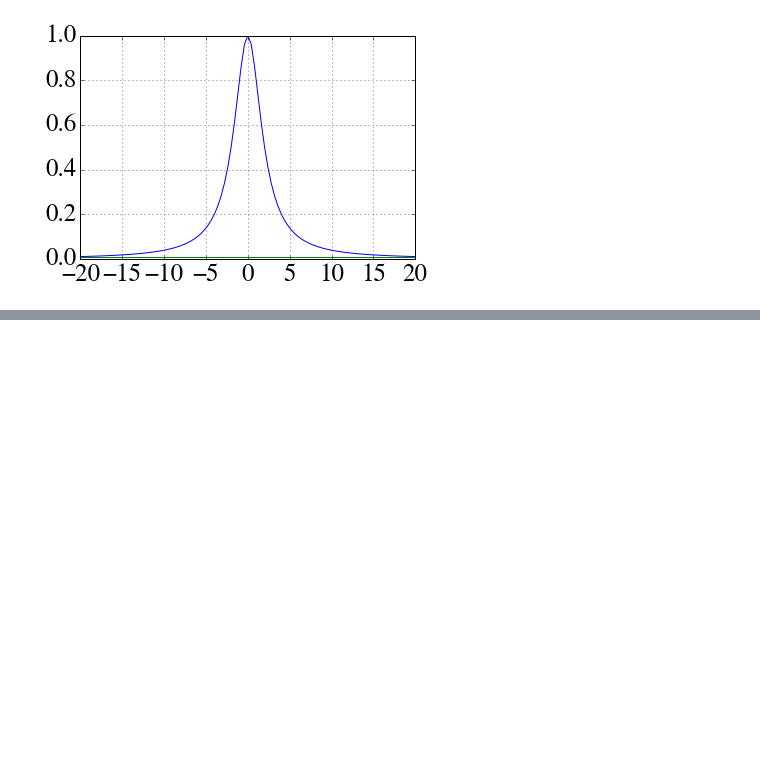
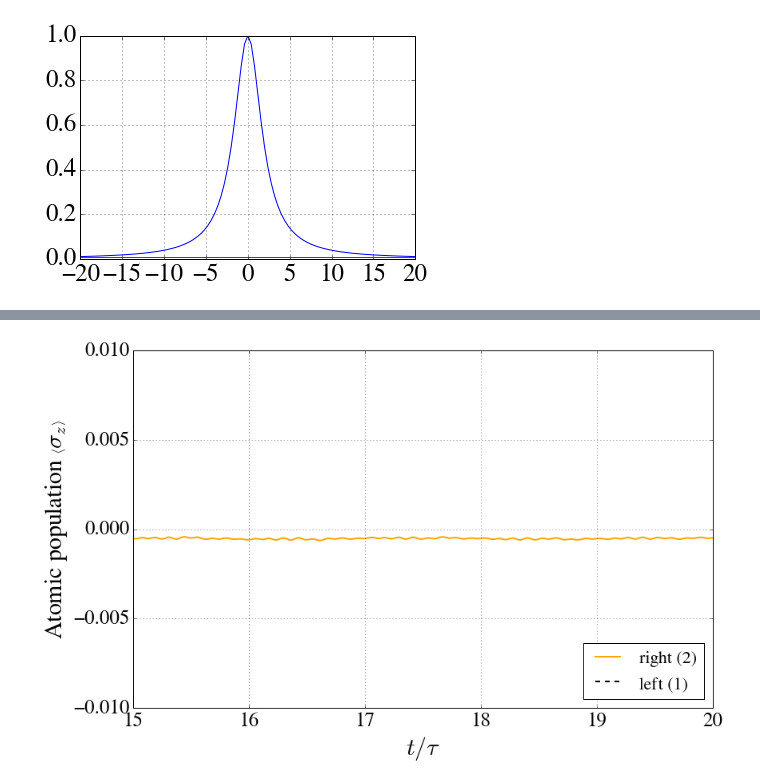
Before and after one commit to nemetniki/with-Andreas, a Jupyter notebook: CCQED.ipynb, the cells around one changed output, grey strips where cells are left out. Drawn from its saved outputs; the diff is of its cells as text; code cells hidden in the pictures; blank space fills up the shorter version.

Commit message:
Nonlinear semiclassical model added. sigz=0 found as a steady state value (statistical mixture), which can be different depending on the driving strength and the coupling strength.

```diff
--- a/CCQED.ipynb
+++ b/CCQED.ipynb
@@ -451,0 +534,86 @@ plt.grid(True)
+# %%
+r = ode(f, jac).set_integrator('zvode', method='bdf', with_jacobian=True)
+#arg: 0->g1, 1->g2, 2->gam, 3->G01, 4->G02, 5->kap1, 6->kap2, 7->kapi, 8->s, 9->tau
+arg = [g1,g2,gam,G01,G02,kap1,kap2,kapi,s,tau,Ep1,Ep2]
+r.set_initial_value(y0, t0).set_f_params(arg).set_jac_params(arg)
+t1 = 20.*tau
+dt = 0.001
+
+time = np.array([t0/tau])
+#print(time)
+sol  = np.array([y0])
+#print(sol)
+while r.successful() and r.t < t1:
+    r.integrate(r.t+dt)
+    #print(r.t/arg[2])
+    #print(r.y)
+    time = np.append(time, np.array([r.t/tau]), axis=0)
+    sol  = np.append(sol, np.array([r.y]), axis=0)
+# %%
+%matplotlib inline
+import matplotlib.pyplot as plt
+import matplotlib as mpl
+mpl.rc('font',family='FreeSerif')
+mpl.rc('xtick',labelsize=25)
+mpl.rc('ytick',labelsize=25)
+
+env = np.zeros(len(time))
+for ti in range(0,len(time)):
+    env[ti] = s*np.sum(np.abs(sol[ti,6:(N+7)])**2)
+fsfont = {'fontname':'FreeSerif'}
+plt.figure(1,figsize=(13,8))
+plt.clf()
+plt.ylim(-.01,.01)
+plt.plot(time,sol[:,5],linewidth=2.0,label='right (2)',color = 'orange')
+plt.hold(True)
+plt.plot(time,sol[:,2],linewidth=2.0,label='left (1)',color='k',ls='--')
+plt.xlabel('$t/\\tau$',fontsize=30.)
+plt.xlim(15,20)
+plt.ylabel('Atomic population $\left<\sigma_z\\right>$',fontsize=30.)
+plt.legend(loc='lower right',fontsize = 22)
+plt.grid(True)
+#plt.figure(2,figsize=(13,8))
+#plt.clf()
+#plt.ylim(0,1.05)
+#plt.plot(time,np.abs(sol[:,4])**2,linewidth=2.0,label='right (2)',color = 'orange')
+#lt.hold(True)
+#plt.plot(time,np.abs(sol[:,1])**2,linewidth=2.0,label='left (1)',color='k',ls='--')
+#plt.xlabel('$t/\\tau$',fontsize=30.)
+#plt.xlim(0,20)
+#plt.ylabel('Atomic population $|\left<\sigma_-\\right>|^2$',fontsize=30.)
+#plt.legend(loc='lower right',fontsize = 22)
+#plt.grid(True)
+plt.figure(3,figsize=(13,8))
+plt.clf()
+#plt.ylim(0,1.05)
+plt.plot(time,np.abs(sol[:,3])**2,linewidth=2.0,label='right (2)',color = 'orange')
+plt.hold(True)
+plt.plot(time,np.abs(sol[:,0])**2,linewidth=2.0,label='left (1)',color='k',ls='--')
+plt.xlabel('$t/\\tau$',fontsize=30.)
+plt.xlim(0,20)
+plt.ylabel('Cavity photon density $|\left<a\\right>|^2$',fontsize=30.)
+plt.legend(loc='lower right',fontsize = 22)
+plt.grid(True)
+plt.figure(4,figsize=(13,8))
+plt.clf()
+plt.plot(time,env,linewidth=3.0,label='env',color = 'blue', ls="-.")
+plt.xlabel('$t/\\tau$',fontsize=30.)
+plt.xlim(0,20)
+#plt.ylabel('Larger cavity photon density $\sum_{q^\prime}|c_{g,q^\prime}(t)|^2$',fontsize=30.)
+#plt.legend(loc='upper right',fontsize = 22)
+plt.grid(True)
+
+#plt.figure(4,figsize=(13,8))
+#plt.clf()
+#plt.ylim(0,1.05)
+#plt.hold(True)
+#plt.plot(time,env+np.abs(sol[:,1])**2+np.abs(sol[:,0])**2+np.abs(sol[:,2])**2+np.abs(sol[:,3])**2\
+#         ,linewidth=4.0,label='norm',color = 'green')
+plt.xlabel('$t/\\tau$',fontsize=30.)
+#plt.xlim(0,3)
+plt.ylabel('External photon density $\sum_{q^\prime}|\left<d_{q^\prime}\\right>|^2$',fontsize=30.)
+#plt.legend(loc='lower right',fontsize = 22)
+#plt.grid(True)
+plt.show()
+# %% [output]
+[figure, added]
```
Also changed, not shown: parts of 9 cells of this notebook.
